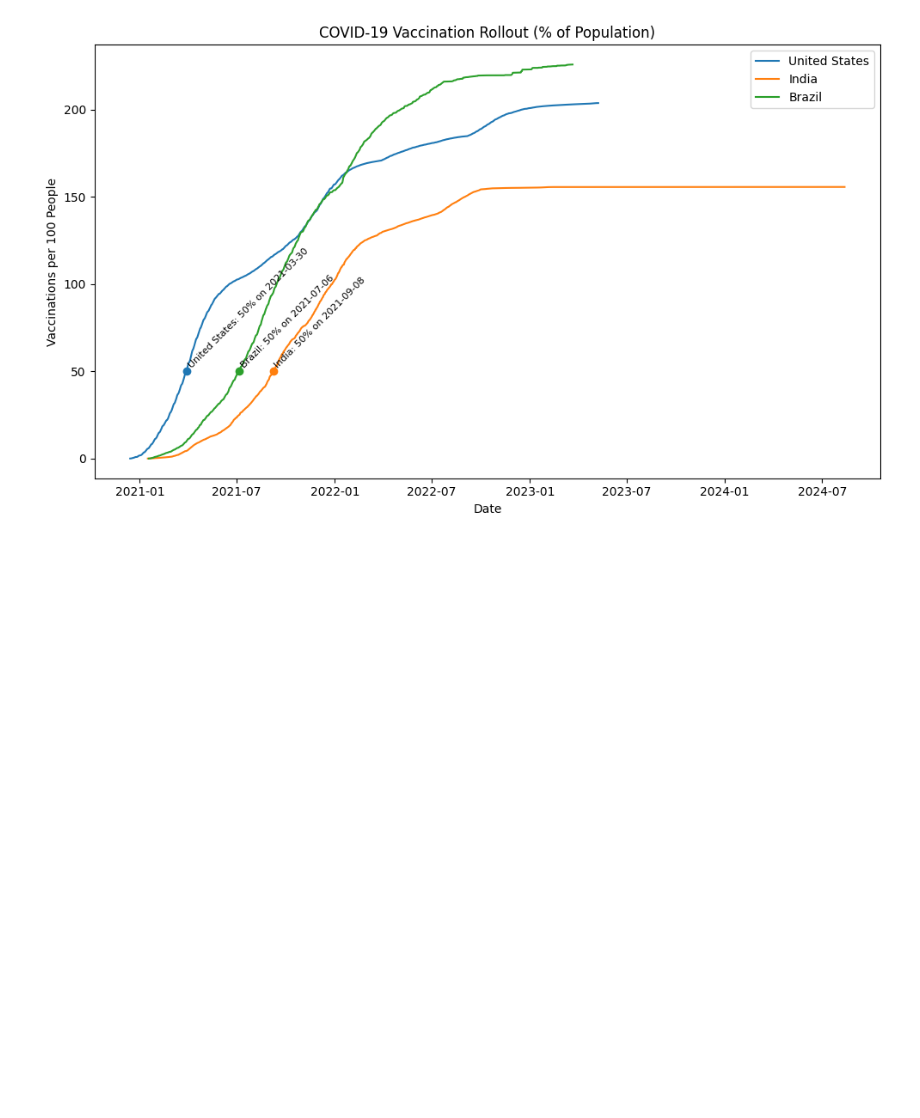
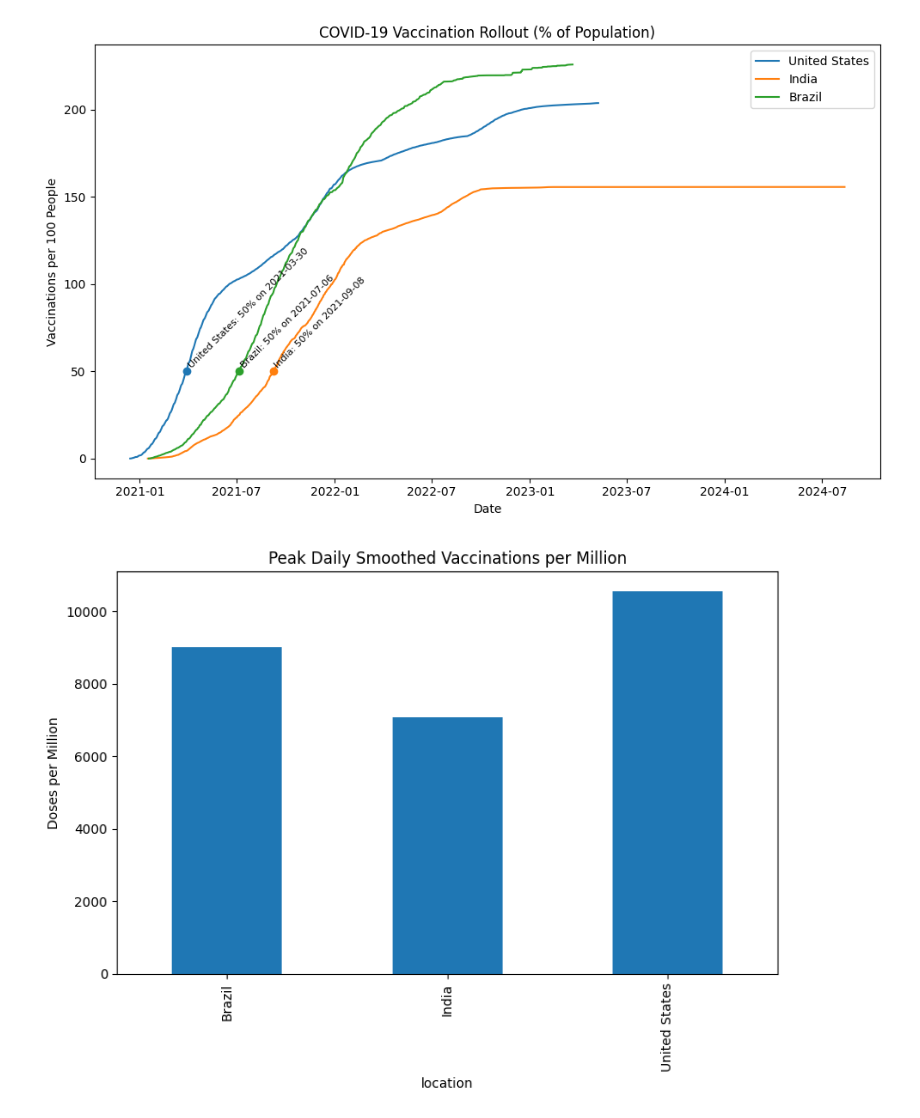
Before and after one commit to shubhamnaikk/covid-19_Vaccination_trend_snapshot, a Jupyter notebook: vaxtrends.ipynb, the cells around one changed output. Saved outputs shown, nothing was run; the diff lists cells and outputs as text; code cells hidden in the pictures; blank space fills up the shorter version.

```diff
--- a/vaxtrends.ipynb
+++ b/vaxtrends.ipynb
@@ -82,3 +76,13 @@ plt.tight_layout()
 plt.show()
 # %% [output]
 [figure]
+# %%
+# Peak Daily Vaccinations Bar Chart
+peaks.plot(kind="bar", figsize=(8,6))
+plt.title("Peak Daily Smoothed Vaccinations per Million")
+plt.ylabel("Doses per Million")
+plt.tight_layout()
+plt.savefig("peak_daily_vaccinations.png")
+plt.show()
+# %% [output]
+[figure, added]
```
Also changed, not shown: parts of 1 cell of this notebook, 3 other files.
